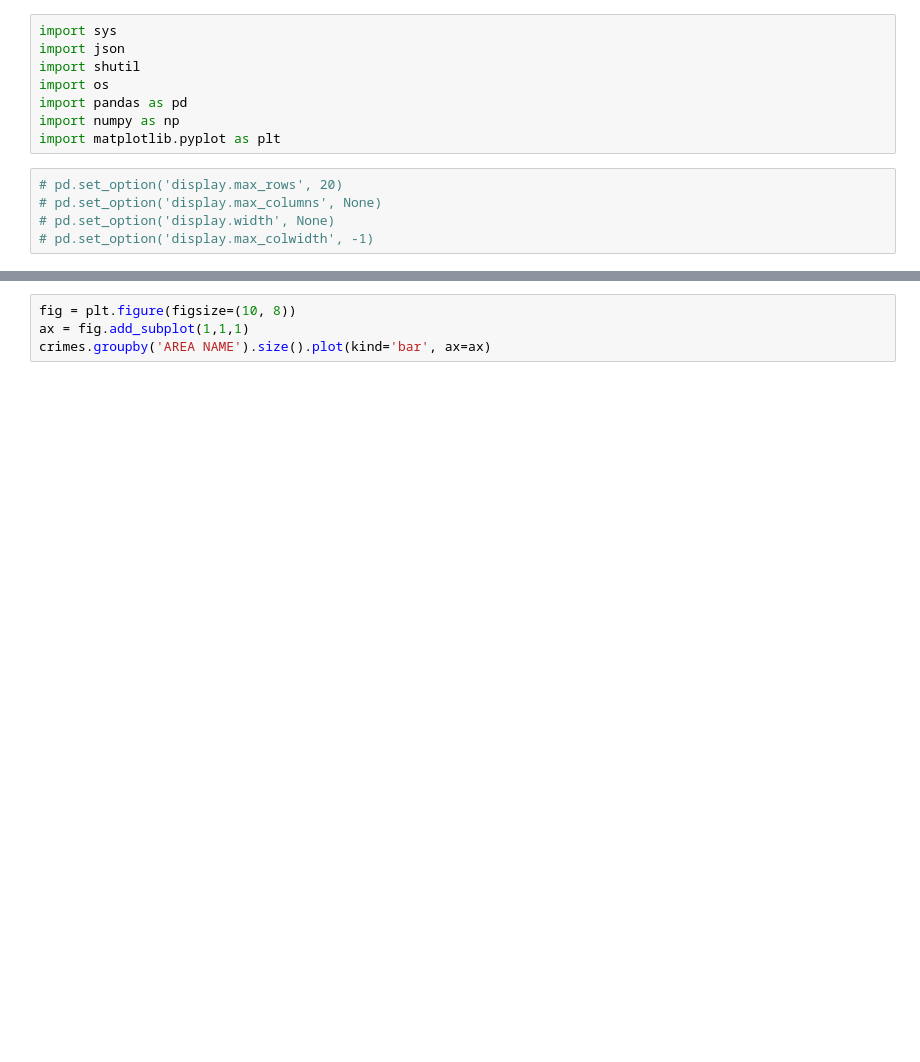
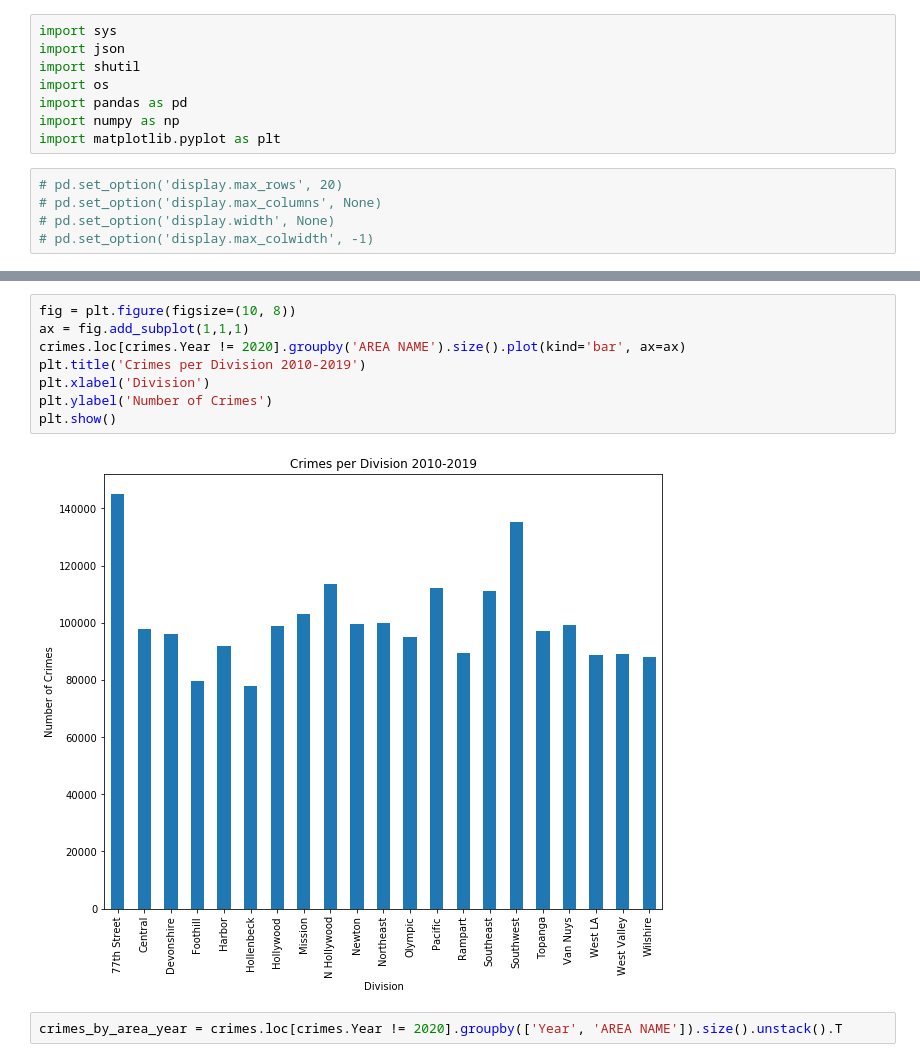
Before and after one commit to luismdiaz01/DSC180B, a Jupyter notebook: notebooks/EDA-Crimes.ipynb, the cells around one changed output, grey strips where cells are left out. Cells and saved outputs as stored; diff of their text form; blank space fills up the shorter version.

```diff
--- a/notebooks/EDA-Crimes.ipynb
+++ b/notebooks/EDA-Crimes.ipynb
@@ -26,4 +74,12 @@ crimes['AREA NAME'].unique()
 # %%
 fig = plt.figure(figsize=(10, 8))
 ax = fig.add_subplot(1,1,1)
-crimes.groupby('AREA NAME').size().plot(kind='bar', ax=ax)
+crimes.loc[crimes.Year != 2020].groupby('AREA NAME').size().plot(kind='bar', ax=ax)
+plt.title('Crimes per Division 2010-2019')
+plt.xlabel('Division')
+plt.ylabel('Number of Crimes')
+plt.show()
+# %% [output]
+[figure, added]
+# %%
+crimes_by_area_year = crimes.loc[crimes.Year != 2020].groupby(['Year', 'AREA NAME']).size().unstack().T
```
Also changed, not shown: parts of 19 cells of this notebook, 5 other files.
